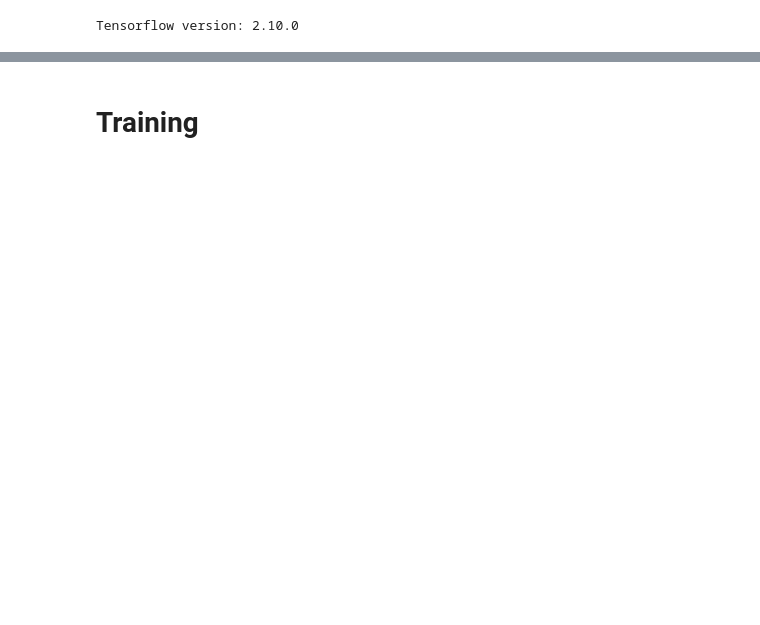
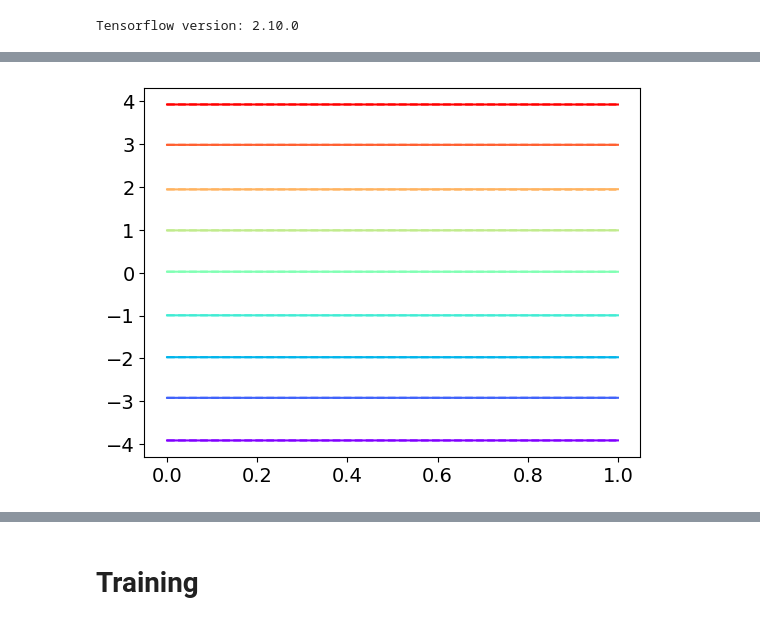
Before and after one commit to HarryLi98/SDE-DeepRL, a Jupyter notebook: SDETools.py/deep_learning_networks.ipynb, the cells around one changed output, grey strips where cells are left out. Saved outputs shown, nothing was run; the diff lists cells and outputs as text; code cells hidden in the pictures; blank space fills up the shorter version.

Commit message:
Updates to neural inference code

```diff
--- a/SDETools.py/deep_learning_networks.ipynb
+++ b/SDETools.py/deep_learning_networks.ipynb
@@ -47,8 +52,35 @@ tf.Tensor(
 # %%
 # Training data parameters
 time_window = 2
-sample_size = target_path.shape[0] - time_window # 1000-2
-
-# Neural network architecture parameters
-num_input_nodes = time_window*N # time-window*N
-num_output_nodes = N**2
+sample_size = target_path.shape[0]//2
+# %%
+@tf.function
+def simulate(A):
+
+    drift = lambda x: (alpha / N) * (tf.tensordot(A, x, axes=1) - x*tf.reduce_sum(A, axis=1))
+    diffusion = lambda x: sig
+
+    # Generate rolling windows
+    indices = tf.range(sample_size)[:, None] + tf.range(time_window)
+
+    target_data = tf.gather(target_path, indices)
+    target_data = tf.cast(target_data, dtype = tf.float32)
+    init_data = target_data[:, 0, :]
+
+    # Simulate training data from initial data
+    train_data = tf.map_fn(fn=lambda x0: tf_sde_euler(drift, diffusion, (time_window-1)*dt, dt, x0),
+                           elems=init_data)
+
+    return train_data, target_data
+# %%
+train_data, target_data = simulate(target_A)
+print(f"Loss: {tf.nn.l2_loss(train_data - target_data)}")
+
+mpl.rcParams['axes.prop_cycle'] = mpl.cycler(color=plt.cm.rainbow(np.linspace(0, 1, N)))
+
+ridx = np.random.randint(0, sample_size)
+
+plt.plot(train_data[ridx], linestyle='dashed')
+plt.plot(target_data[ridx])
+plt.show()
+# %% [output]
@@ -55 +88,2 @@ num_output_nodes = N**2
+[figure, added]
 # %%
```
Also changed, not shown: parts of 34 cells of this notebook, 29 other files.
